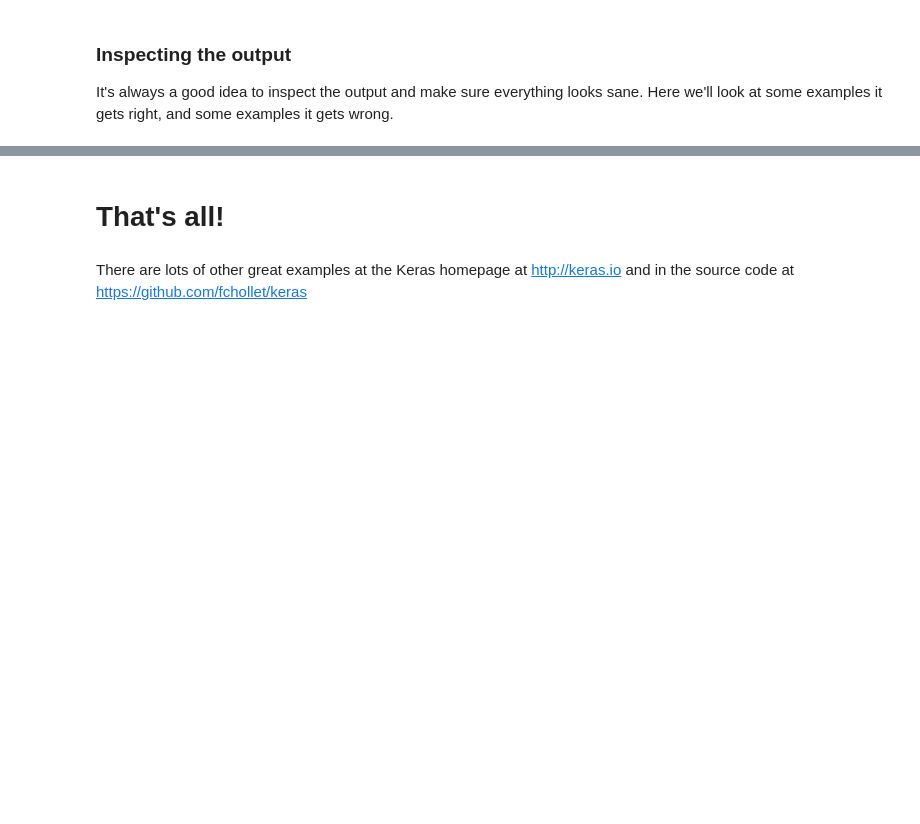
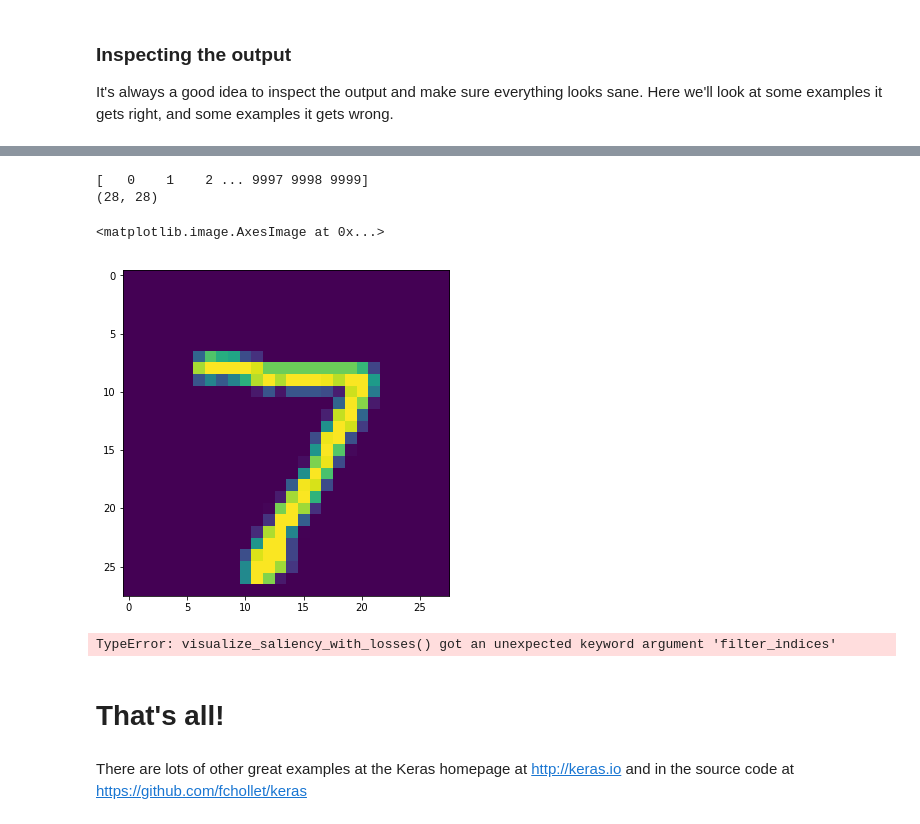
Before and after one commit to dmitryaleks/keras-mnist-tutorial, a Jupyter notebook: MNIST in Keras.ipynb, the cells around one changed output, grey strips where cells are left out. Drawn from its saved outputs; the diff is of its cells as text; code cells hidden in the pictures; blank space fills up the shorter version.

Commit message:
Added saliency map

```diff
--- a/MNIST in Keras.ipynb
+++ b/MNIST in Keras.ipynb
@@ -263,3 +349,43 @@ Incorrect classifications:
+# %%
+class_idx = 0
+indices = np.where(y_test[:] == 1.)[0]
+print(indices)
+
+# pick some random input from here.
+idx = indices[0]
+
+# Lets sanity check the picked image.
+from matplotlib import pyplot as plt
+%matplotlib inline
+plt.rcParams['figure.figsize'] = (18, 6)
+
+symbol_img = X_test[idx].reshape(28,28)
+print(symbol_img.shape)
+plt.imshow(symbol_img)
+# %% [output]
+[   0    1    2 ... 9997 9998 9999]
+(28, 28)
+<matplotlib.image.AxesImage at 0x...>
+[figure, added]
+# %%
+from vis.visualization import visualize_saliency
+from vis.utils import utils
+from keras import activations
+
+# Utility to search for layer index by name.
+# Alternatively we can specify this as -1 since it corresponds to the last layer.
+layer_idx = utils.find_layer_idx(model, 'preds')
+
+# Swap softmax with linear
+model.layers[layer_idx].activation = activations.linear
+model = utils.apply_modifications(model)
+
+grads = visualize_saliency_with_losses(model, layer_idx, filter_indices=class_idx, seed_input=X_test[idx])
+print(grads)
+# Plot with 'jet' colormap to visualize as a heatmap.
+plt.imshow(grads.reshape(28,28), cmap='jet')
+# %% [output]
+TypeError: visualize_saliency_with_losses() got an unexpected keyword argument 'filter_indices'
 # %% [markdown]
 # That's all!
 # %% [markdown]
```
Also changed, not shown: parts of 12 cells of this notebook.
